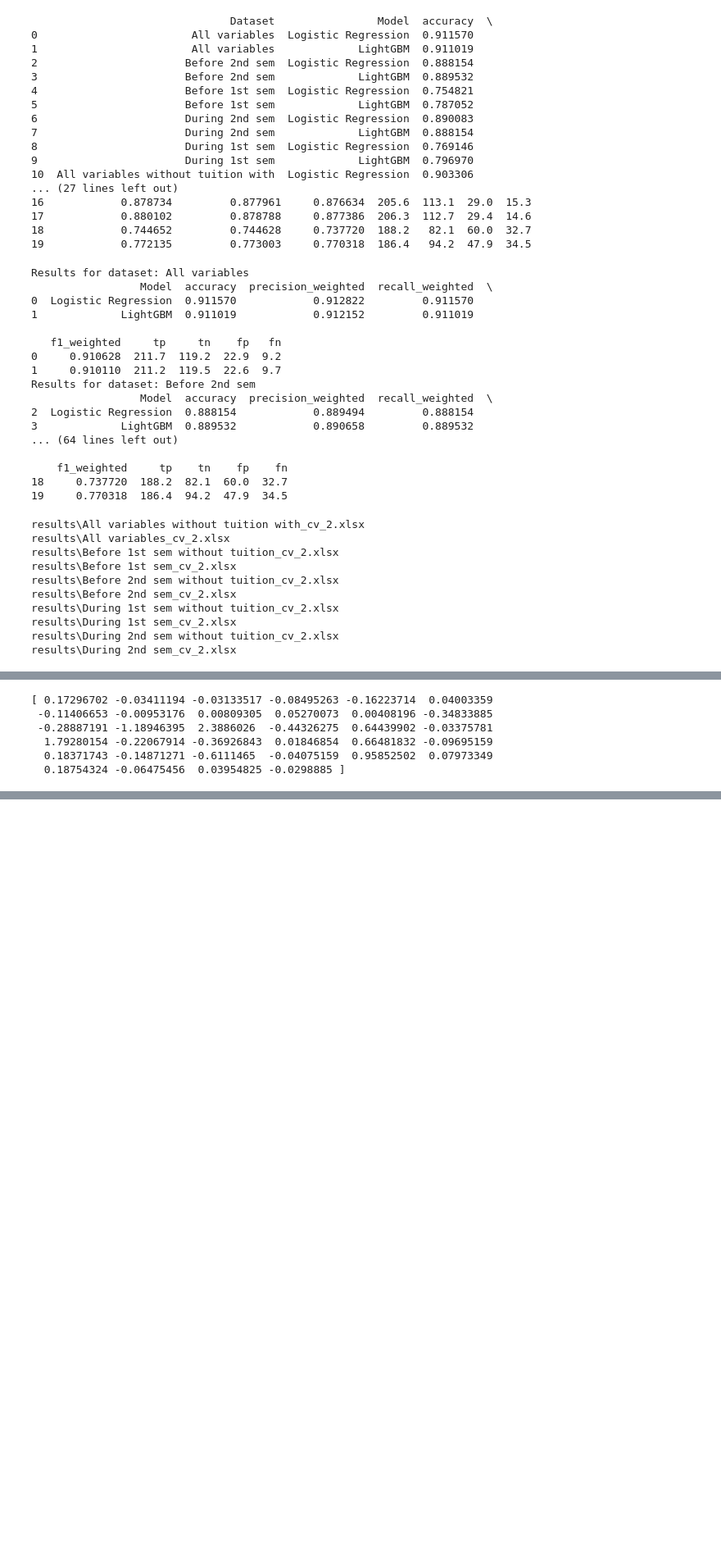
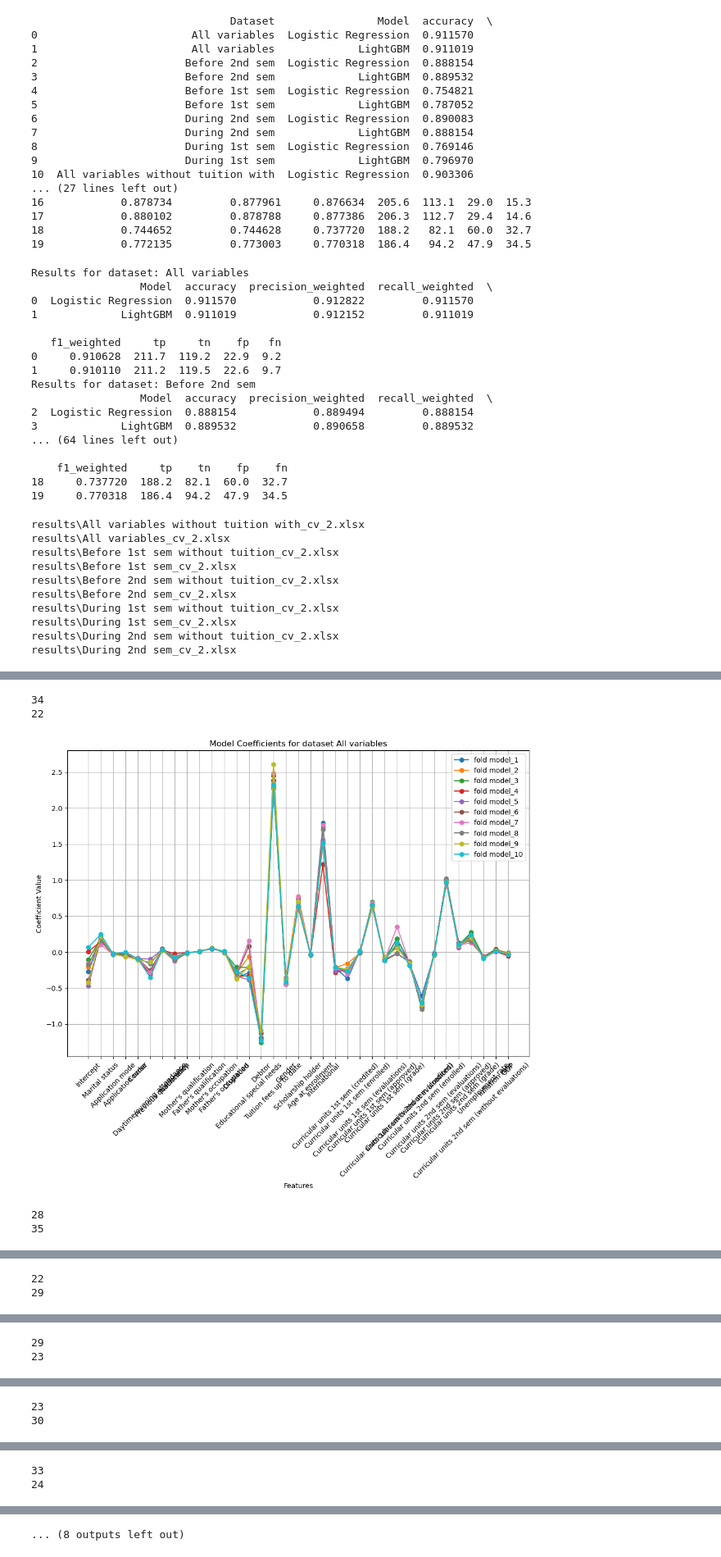
Before and after one commit to TinusAlsos/The-Analyst-Edge-Project, a Jupyter notebook: preprocessing.ipynb, the cells around one changed output, grey strips where cells are left out. Shown at 82% size. Cells and saved outputs as stored; diff of their text form; code cells hidden in the pictures; blank space fills up the shorter version.

Commit message:
Calculate coefficients for lof reg models. Also plot to ensure stability in between folds

```diff
--- a/preprocessing.ipynb
+++ b/preprocessing.ipynb
@@ -435,11 +435,14 @@ if use_cv:
 
     # Iterate over datasets and models
     results = {}
+    features = {}
     for dataset_name, df in datasets.items():
         print(f"\nEvaluating on dataset: {dataset_name}")
 
         # Preprocess the data
         X = df.drop(columns=['Target'])
+        feature_names = X.columns
+        features[dataset_name] = feature_names
         y = df['Target']
         # ... (additional preprocessing if needed)
         le = LabelEncoder()
@@ -660,37 +681,37 @@ print(f"Word document '{output_file_name}' has been created.")
 Word document 'tables_cv_2.docx' has been created.
 # %%
+
+average_coefficients = {}
 for dataset_name, model in trained_models.items():
     for model_name, models in model.items():
         if model_name == 'Logistic Regression':
             k = len(models)
             model_names = [f'fold model_{i+1}' for i in range(k)]
             # Extracting coefficients and intercepts
             coefficients = [model.coef_[0] for model in models]  # Assuming binary classification
             intercepts = [model.intercept_[0] for model in models]
-
+            print(len(coefficients[0]))
+            print(len(feature_names))
             # Adding intercepts as the first coefficient for each model
             for i in range(len(models)):
                 coefficients[i] = np.insert(coefficients[i], 0, intercepts[i])
-            feature_names = ['Intercept'] + models[0].get_params()['features']
+            feature_names = ['Intercept'] + features[dataset_name].tolist()
             # Plotting
             plt.figure(figsize=(12, 8))
             for i, coef in enumerate(coefficients):
                 plt.plot(feature_names, coef, marker='o', label=model_names[i])
 
             plt.xticks(rotation=45)
             plt.xlabel('Features')
             plt.ylabel('Coefficient Value')
-            plt.title('Comparison of Model Coefficients')
+            plt.title(f'Model Coefficients for dataset {dataset_name}')
             plt.legend()
             plt.grid(True)
             plt.show()
-
-            break
-    break
+            average_coefficients[dataset_name] = np.mean(coefficients, axis=0)
 # %% [output]
-[ 0.17296702 -0.03411194 -0.03133517 -0.08495263 -0.16223714  0.04003359
- -0.11406653 -0.00953176  0.00809305  0.05270073  0.00408196 -0.34833885
- -0.28887191 -1.18946395  2.3886026  -0.44326275  0.64439902 -0.03375781
-  1.79280154 -0.22067914 -0.36926843  0.01846854  0.66481832 -0.09695159
-  0.18371743 -0.14871271 -0.6111465  -0.04075159  0.95852502  0.07973349
-  0.18754324 -0.06475456  0.03954825 -0.0298885 ]
+34
+22
+[figure, added]
+28
+35
@@ -696,0 +719,2 @@ for dataset_name, model in trained_models.items():
+22
+29
@@ -696,0 +722,2 @@ for dataset_name, model in trained_models.items():
+29
+23
@@ -696,0 +725,2 @@ for dataset_name, model in trained_models.items():
+23
+30
@@ -696,0 +728,2 @@ for dataset_name, model in trained_models.items():
+33
+24
@@ -696,0 +731 @@ for dataset_name, model in trained_models.items():
+... (8 outputs left out)
```
Also changed, not shown: parts of 5 cells of this notebook, 13 other files.
